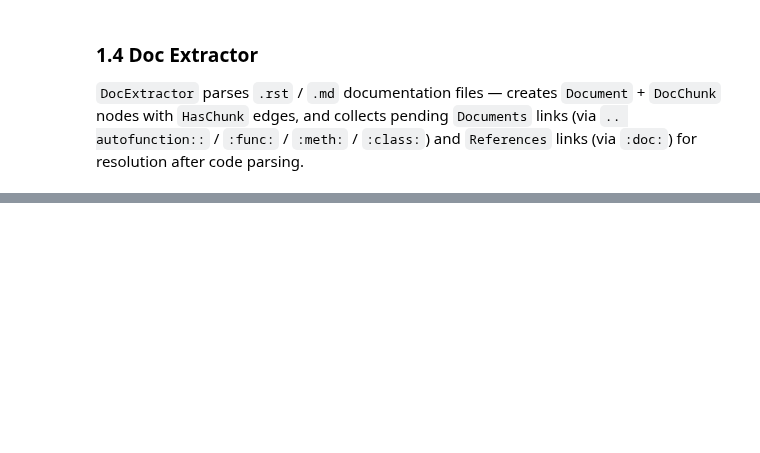
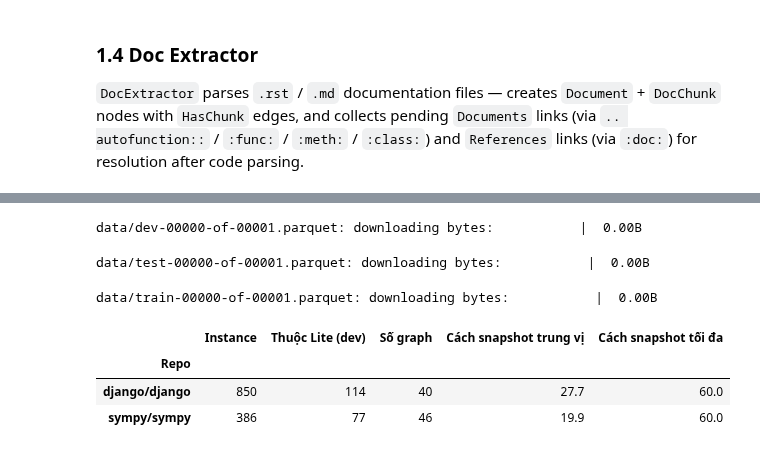
Before and after one commit to ttanphat77/RepoGraph, a Jupyter notebook: colab/build_graph_flask_colab.ipynb, the cells around one changed output, grey strips where cells are left out. Saved outputs shown, nothing was run; the diff lists cells and outputs as text; code cells hidden in the pictures; blank space fills up the shorter version.

```diff
--- a/colab/build_graph_flask_colab.ipynb
+++ b/colab/build_graph_flask_colab.ipynb
@@ -2533,0 +2395,62 @@ plt.tight_layout(); plt.savefig("fig_pr_f1.png", dpi=150, bbox_inches="tight");
+# %%
+# ── Section 5: nạp SWE-bench đầy đủ, clone repo, gán snapshot cho từng instance ───────────
+import subprocess
+from datasets import load_dataset
+from git import Repo
+
+_lite_ids = {row["instance_id"] for row in load_dataset("princeton-nlp/SWE-bench_Lite", split="test")}
+SCALE_INSTANCES = [
+    {"id": row["instance_id"], "repo": row["repo"], "commit": row["base_commit"], "version": row["version"],
+     "text": row["problem_statement"], "patch": row["patch"], "lite": row["instance_id"] in _lite_ids}
+    for row in load_dataset("princeton-nlp/SWE-bench", split="test") if row["repo"] in SCALE_REPOS
+]
+
+# Clone repo còn thiếu (cần đủ lịch sử: gold được tính trên base commit bằng git show)
+for _r in SCALE_REPOS:
+    _p = repo_path_of(_r)
+    if not Path(_p).exists():
+        _prog = _CloneProgress(_r)
+        Repo.clone_from(f"https://github.com/{_r}.git", _p, progress=_prog)
+        _prog.bar.close()
+
+def _commit_times(repo_path, commits):
+    """Thời điểm commit (Unix time) của nhiều commit; chia đợt để lệnh git không quá dài."""
+    out = {}
+    for i in range(0, len(commits), 200):
+        res = subprocess.run(["git", "-C", repo_path, "show", "-s", "--format=%H %ct", *commits[i:i + 200]],
+                             capture_output=True, text=True, check=True).stdout
+        for line in res.splitlines():
+            h, t = line.split()
+            out[h] = int(t)
+    return out
+
+# Snapshot: trong mỗi (repo, version), chia instance theo thời gian thành các khoảng SNAPSHOT_BIN_DAYS ngày.
+# Snapshot của một khoảng = base commit sớm nhất trong khoảng → không chứa bản sửa của instance nào dùng nó.
+for _r in SCALE_REPOS:
+    _insts = [i for i in SCALE_INSTANCES if i["repo"] == _r]
+    _ct = _commit_times(repo_path_of(_r), sorted({i["commit"] for i in _insts}))
+    for i in _insts:
+        i["ct"] = _ct[i["commit"]]
+    for v in {i["version"] for i in _insts}:
+        start = snap = None
+        for i in sorted((i for i in _insts if i["version"] == v), key=lambda i: (i["ct"], i["id"])):
+            if start is None or i["ct"] - start > SNAPSHOT_BIN_DAYS * 86400:
+                start, snap = i["ct"], i["commit"]
+            i["snapshot"], i["snap_ct"] = snap, start
+
+# Chạy theo thứ tự snapshot → mỗi graph chỉ build và dựng index 1 lần
+SCALE_INSTANCES.sort(key=lambda i: (i["repo"], i["snap_ct"], i["snapshot"], i["id"]))
+_sum = pd.DataFrame([{"Repo": i["repo"], "lite": i["lite"], "snapshot": i["snapshot"],
+                      "Cách snapshot (ngày)": (i["ct"] - i["snap_ct"]) / 86400} for i in SCALE_INSTANCES])
+display(_sum.groupby("Repo").agg(**{"Instance": ("lite", "size"), "Thuộc Lite (dev)": ("lite", "sum"),
+                                     "Số graph": ("snapshot", "nunique"),
+                                     "Cách snapshot trung vị": ("Cách snapshot (ngày)", "median"),
+                                     "Cách snapshot tối đa": ("Cách snapshot (ngày)", "max")}).round(1))
+# %% [output]
+data/dev-00000-of-00001.parquet: downloading bytes:           |  0.00B
+data/test-00000-of-00001.parquet: downloading bytes:           |  0.00B
+data/train-00000-of-00001.parquet: downloading bytes:           |  0.00B
+|  | Instance | Thuộc Lite (dev) | Số graph | Cách snapshot trung vị | Cách snapshot tối đa |
+| Repo |  |  |  |  |  |
+| django/django | 850 | 114 | 40 | 27.7 | 60.0 |
+| sympy/sympy | 386 | 77 | 46 | 19.9 | 60.0 |
```
Also changed, not shown: parts of 66 cells of this notebook, 3 other files.
